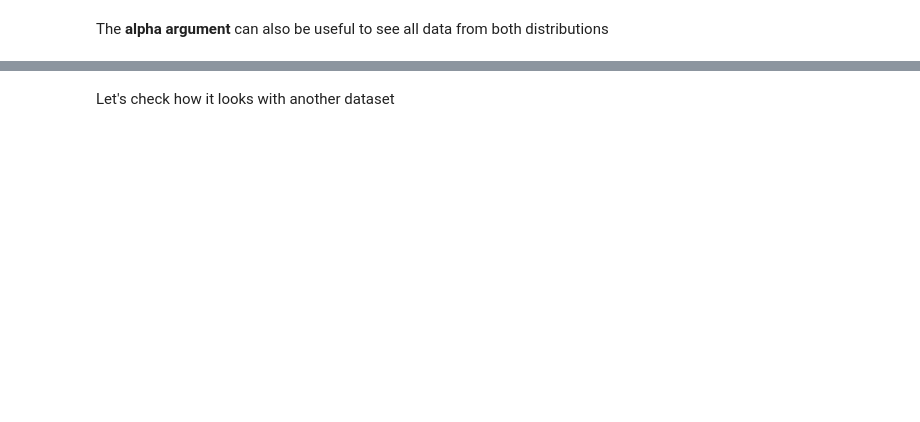
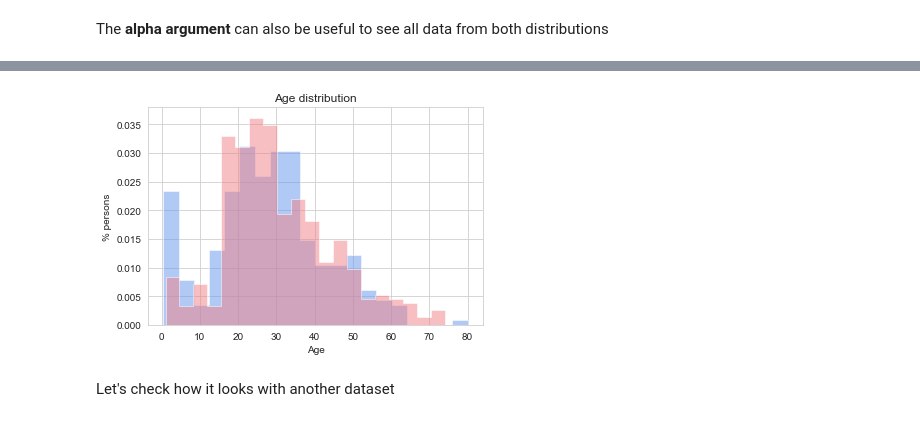
Before and after one commit to rogroc/Postgrau-Data-Science-UB, a Jupyter notebook: 18_DataVisualization/VIZ-ED6-iPython.ipynb, the cells around one changed output, grey strips where cells are left out. Drawn from its saved outputs; the diff is of its cells as text; code cells hidden in the pictures; blank space fills up the shorter version.

```diff
--- a/18_DataVisualization/VIZ-ED6-iPython.ipynb
+++ b/18_DataVisualization/VIZ-ED6-iPython.ipynb
@@ -98,13 +117,15 @@ plt.show()
 # %%
 #And what about a normalization per class?
 data1=pd.Series(titanic[titanic.alive=="yes"].age.values).dropna()
-plt.hist(data1, bins=20, color="#6495ED",histtype='stepfilled',alpha=0.5,normed=True);
+plt.hist(data1, bins=20, color="#6495ED",histtype='stepfilled',alpha=0.5,density=True);
 data2=pd.Series(titanic[titanic.alive=="no"].age.values).dropna()
-plt.hist(data2, bins=20, color="#F08084",histtype='stepfilled',alpha=0.5,normed=True);
+plt.hist(data2, bins=20, color="#F08084",histtype='stepfilled',alpha=0.5,density=True);
 plt.title("Age distribution")
 plt.xlabel("Age")
 plt.ylabel("% persons")
 plt.show()
+# %% [output]
+[figure, added]
 # %% [markdown]
 Let's check how it looks with another dataset
 # %%
```
Also changed, not shown: parts of 44 cells of this notebook, 1 other file.
